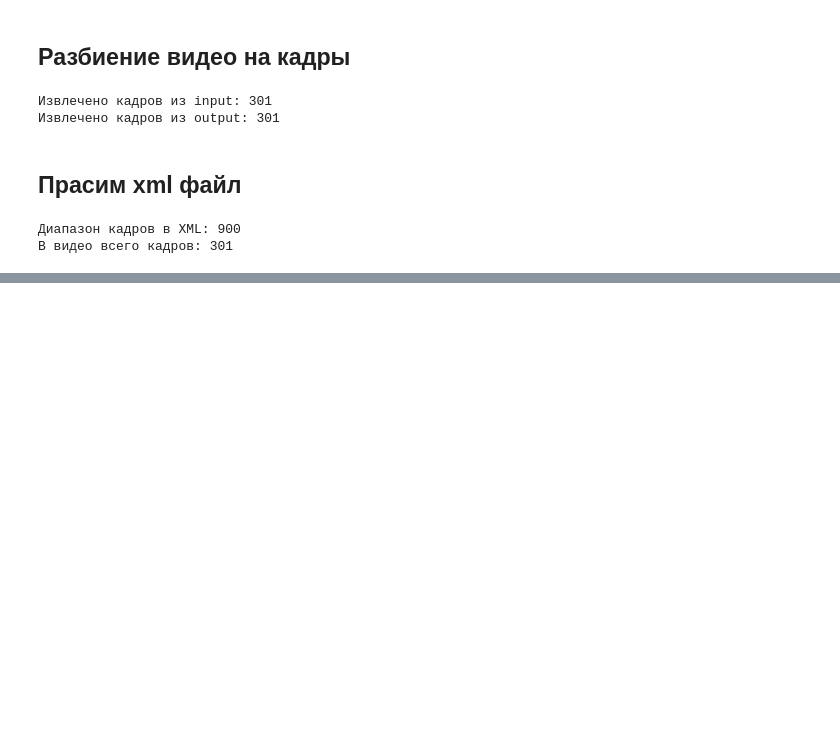
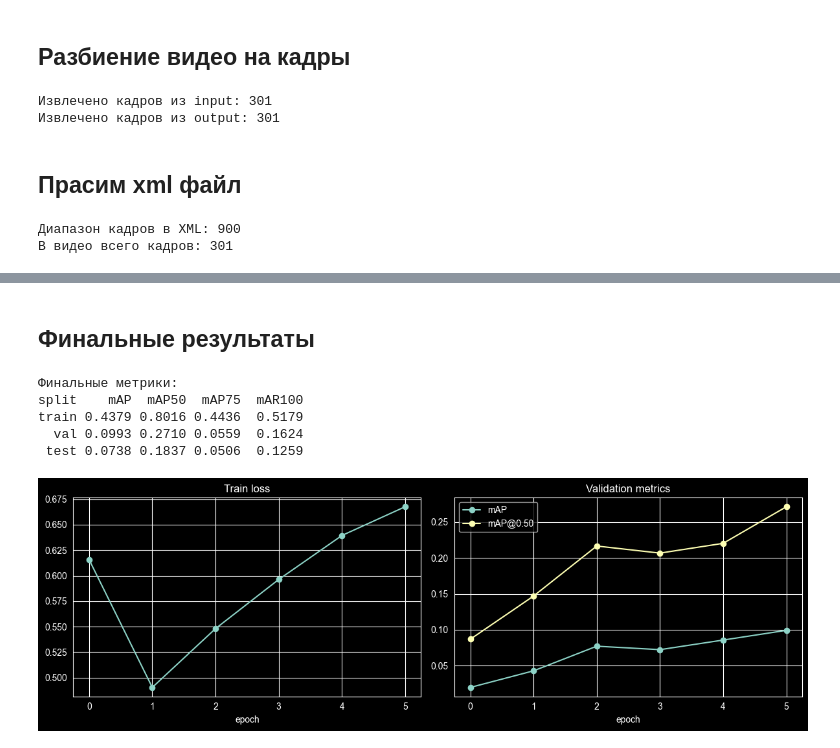
Before and after one commit to VladislavIlin7/pyhton_frameworks, a Jupyter notebook: lab_3/main.ipynb, the cells around one changed output, grey strips where cells are left out. Saved outputs shown, nothing was run; the diff lists cells and outputs as text; code cells hidden in the pictures; blank space fills up the shorter version.

```diff
--- a/lab_3/main.ipynb
+++ b/lab_3/main.ipynb
@@ -147,0 +475,17 @@ print(f'Максимум объектов в одном кадре: {max(boxes_p
+# %%
+def split_coco(coco, train_ratio=0.70, val_ratio=0.15):
+    train_end = int(len(coco['images']) * train_ratio)
+    val_end = int(len(coco['images']) * (train_ratio + val_ratio))
+    train_ids = {img['id'] for img in coco['images'] if img['frame_id'] < train_end}
+    val_ids = {img['id'] for img in coco['images'] if train_end <= img['frame_id'] < val_end}
+    test_ids = {img['id'] for img in coco['images'] if img['frame_id'] >= val_end}
+    def subset(image_ids):
+        return {'info': coco['info'], 'licenses': coco['licenses'], 'categories': coco['categories'], 'images': [img for img in coco['images'] if img['id'] in image_ids], 'annotations': [ann for ann in coco['annotations'] if ann['image_id'] in image_ids]}
+    return subset(train_ids), subset(val_ids), subset(test_ids)
+
+train_coco, val_coco, test_coco = split_coco(coco_data)
+splits = [('train', train_coco), ('val', val_coco), ('test', test_coco)]
+for split_name, split_data in splits:
+    with open(f'annotations/{split_name}.coco.json', 'w') as f:
+        json.dump(split_data, f)
+    print(f'{split_name}: {len(split_data["images"])} изображений, {len(split_data["annotations"])} аннотаций')
@@ -147,0 +627,33 @@ print(f'Максимум объектов в одном кадре: {max(boxes_p
+# %% [markdown]
+## Финальные результаты
+# %%
+train_result = evaluate_map(model, train_loader, device)
+val_result = evaluate_map(model, val_loader, device)
+test_result = evaluate_map(model, test_loader, device)
+
+def map_to_row(split_name, result):
+    return {'split': split_name, 'mAP': result['map'].item(), 'mAP50': result['map_50'].item(), 'mAP75': result['map_75'].item(), 'mAR100': result['mar_100'].item()}
+
+map_df = pd.DataFrame([map_to_row('train', train_result), map_to_row('val', val_result), map_to_row('test', test_result)]).round(4)
+print('Финальные метрики:')
+print(map_df.to_string(index=False))
+
+fig, ax = plt.subplots(1, 2, figsize=(12, 4))
+ax[0].plot(history['train_loss'], marker='o')
+ax[0].set_title('Train loss')
+ax[0].set_xlabel('epoch')
+ax[0].grid(True)
+ax[1].plot(history['val_map'], marker='o', label='mAP')
+ax[1].plot(history['val_map50'], marker='o', label='mAP@0.50')
+ax[1].set_title('Validation metrics')
+ax[1].set_xlabel('epoch')
+ax[1].legend()
+ax[1].grid(True)
+plt.tight_layout()
+# %% [output]
+Финальные метрики:
+split    mAP  mAP50  mAP75  mAR100
+train 0.4379 0.8016 0.4436  0.5179
+  val 0.0993 0.2710 0.0559  0.1624
+ test 0.0738 0.1837 0.0506  0.1259
+[figure, added]
```
Also changed, not shown: parts of 24 cells of this notebook, 4 other files.
